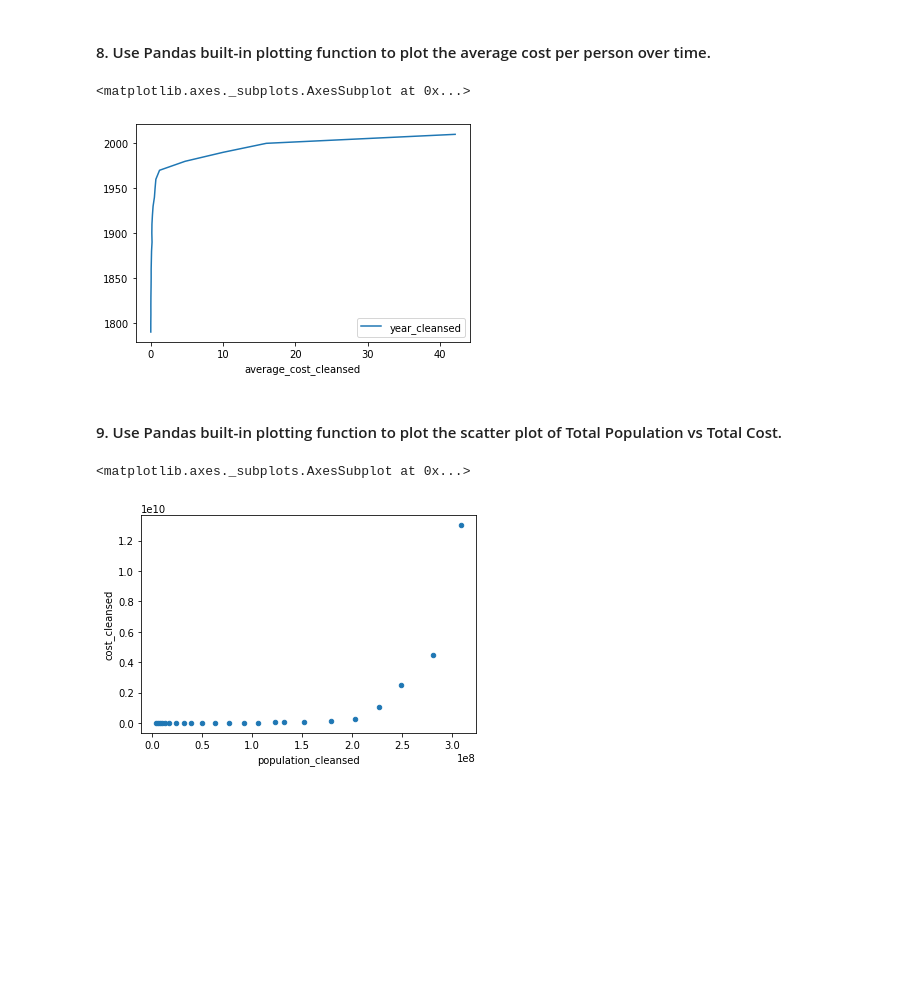
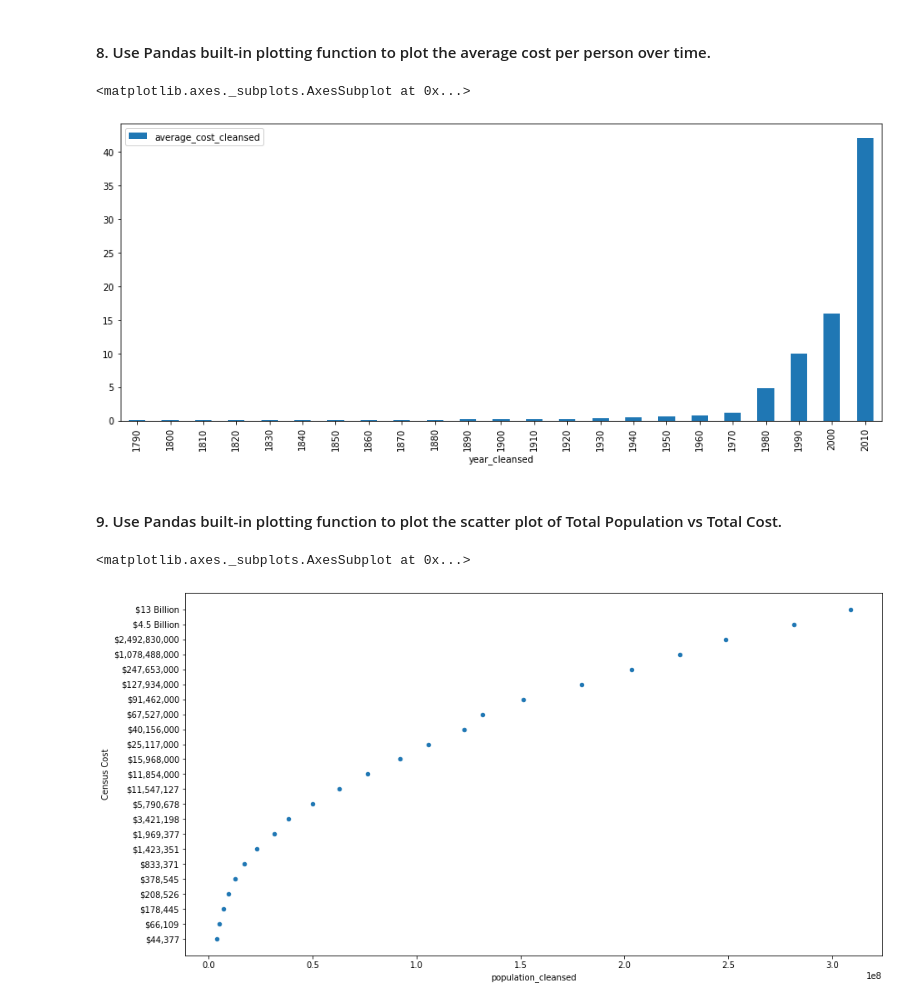
Before and after one commit to DATA-690-SPRING-2022/arushi_data690, a Jupyter notebook: assignment_04/Assignment_04_Part_B.ipynb, the cells around one changed output. Cells and saved outputs as stored; diff of their text form; code cells hidden in the pictures; blank space fills up the shorter version.

```diff
--- a/assignment_04/Assignment_04_Part_B.ipynb
+++ b/assignment_04/Assignment_04_Part_B.ipynb
@@ -261,14 +261,14 @@ df.describe()
 # %% [markdown]
 #### 8. Use Pandas built-in plotting function to plot the average cost per person over time.
 # %%
-df.plot(x = 'average_cost_cleansed', y = 'year_cleansed')
+df.plot(x = 'year_cleansed', y = 'average_cost_cleansed', figsize=(15,6), kind= "bar")
 # %% [output]
 <matplotlib.axes._subplots.AxesSubplot at 0x...>
-[figure, old version]
+[figure, new version]
 # %% [markdown]
 #### 9. Use Pandas built-in plotting function to plot the scatter plot of Total Population vs Total Cost.
 # %%
-df.plot(kind = 'scatter', x = 'population_cleansed', y = 'cost_cleansed')
+df.plot(kind = 'scatter', x = 'population_cleansed', y = 'Census Cost', figsize= (15,8))
 # %% [output]
 <matplotlib.axes._subplots.AxesSubplot at 0x...>
-[figure, old version]
+[figure, new version]
```
Also changed, not shown: parts of 1 cell of this notebook.
